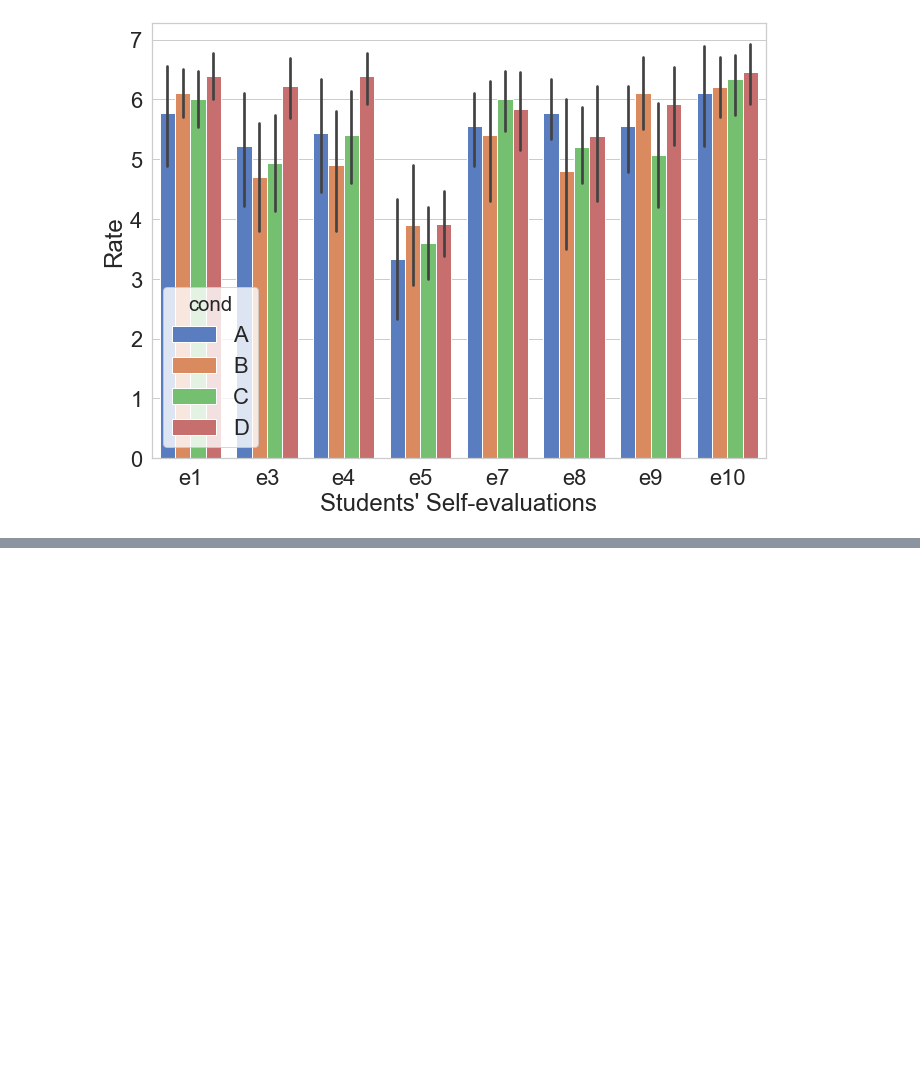
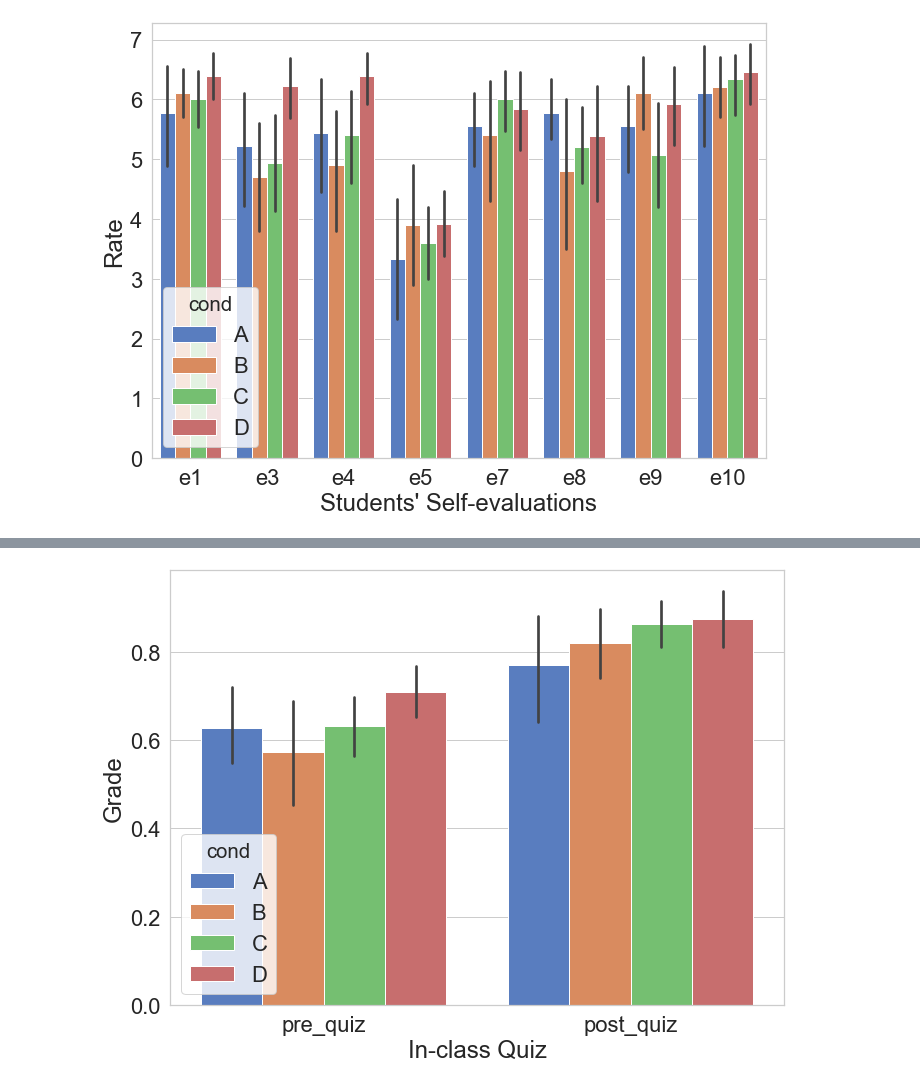
Before and after one commit to WesDeng/Recidivism_Exp, a Jupyter notebook: Quantitive Analysis.ipynb, the cells around one changed output, grey strips where cells are left out. Saved outputs shown, nothing was run; the diff lists cells and outputs as text; code cells hidden in the pictures; blank space fills up the shorter version.

```diff
--- a/Quantitive Analysis.ipynb
+++ b/Quantitive Analysis.ipynb
@@ -200,0 +215,4 @@ seperate_condition(feedback, "Students' Self-evaluations", "Rate", "evaluation_s
+# %%
+seperate_condition(quiz, 'In-class Quiz', 'Grade', "quiz_seperate")
+# %% [output]
+[figure, added]
```
Also changed, not shown: parts of 6 cells of this notebook, 3 other files.
